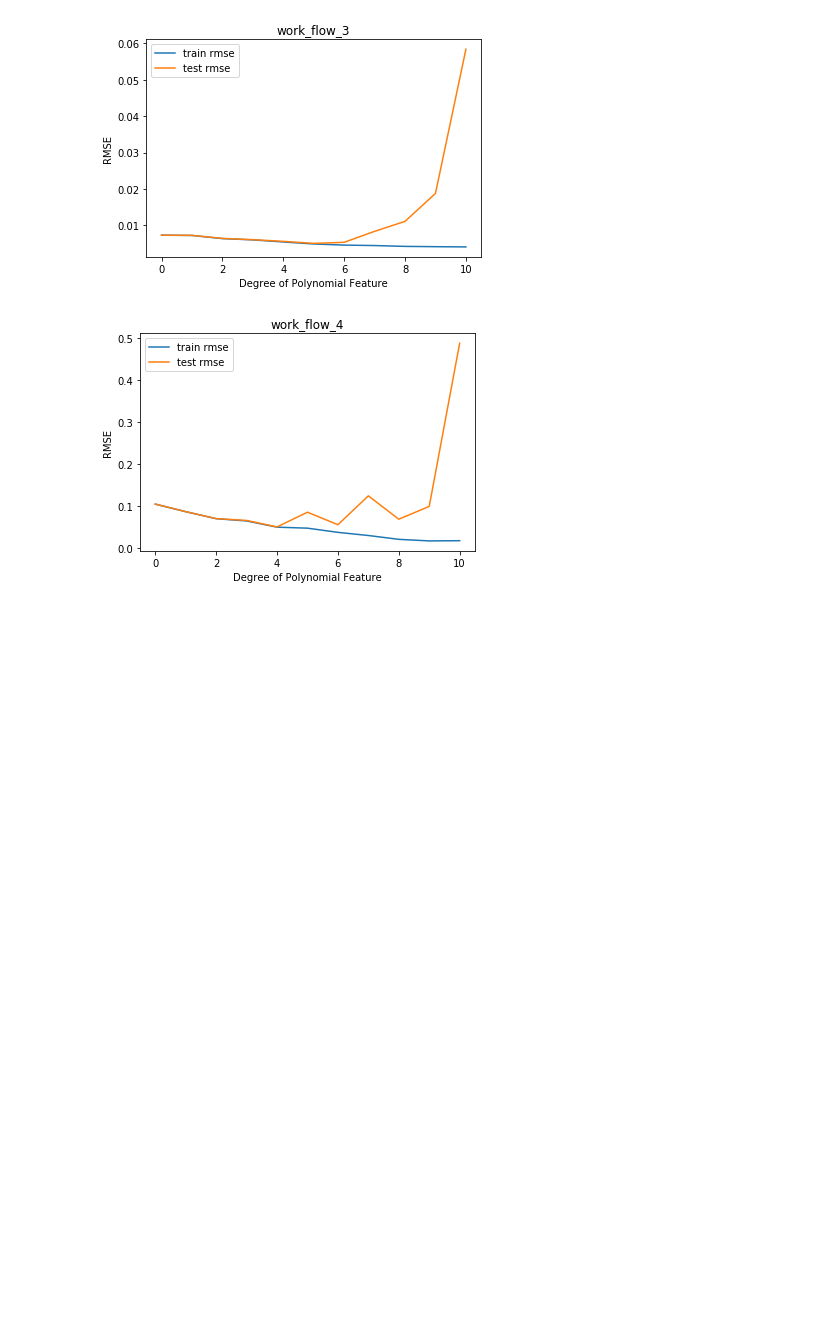
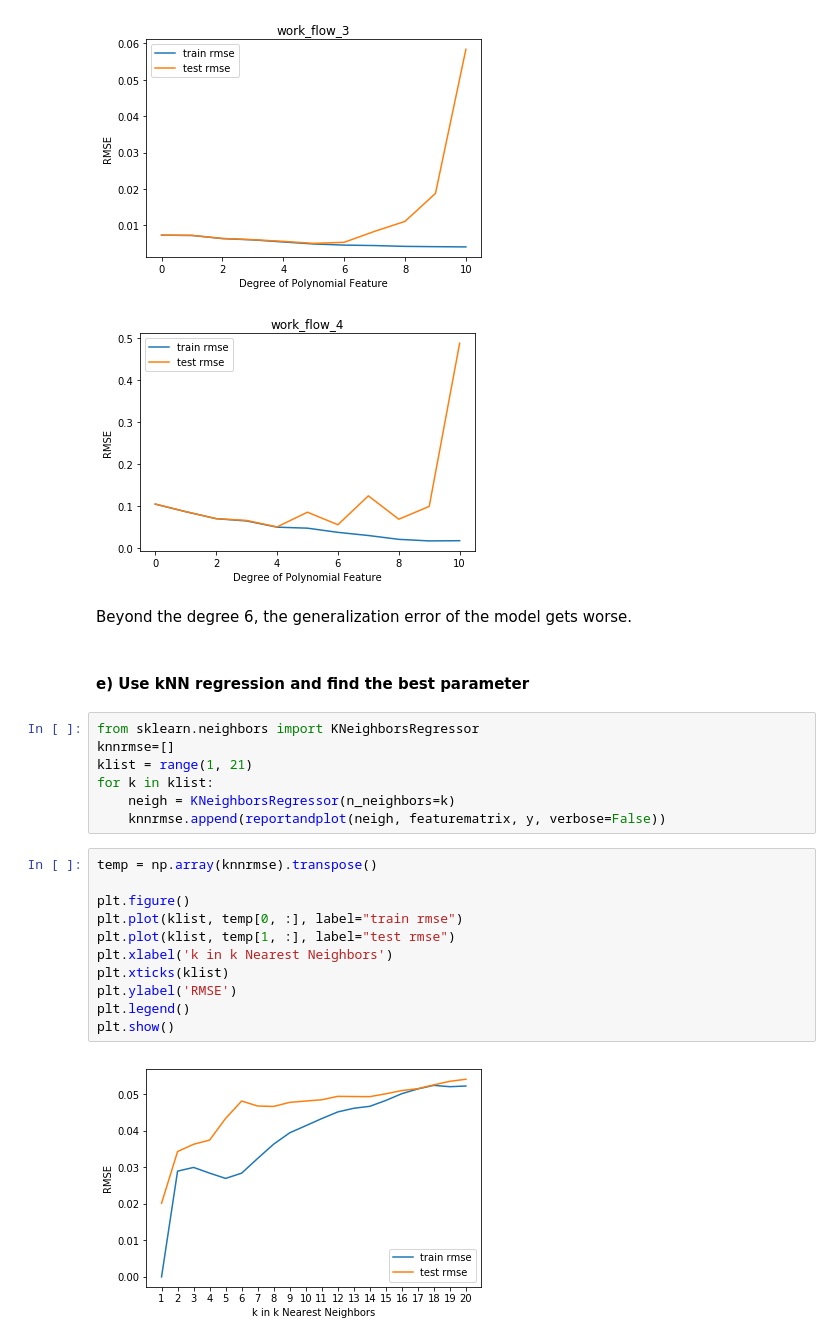
Before and after one commit to popo0293/EE219Project4, a Jupyter notebook: Project 4-Copy1.ipynb, the cells around one changed output. Saved outputs shown, nothing was run; the diff lists cells and outputs as text; blank space fills up the shorter version.

```diff
--- a/Project 4-Copy1.ipynb
+++ b/Project 4-Copy1.ipynb
@@ -752,3 +752,27 @@ for idx, item in enumerate(workflowlist):
 [figure]
 [figure]
 [figure]
+# %% [markdown]
+Beyond the degree 6, the generalization error of the model gets worse.
+# %% [markdown]
+#### e) Use kNN regression and find the best parameter
+# %%
+from sklearn.neighbors import KNeighborsRegressor
+knnrmse=[]
+klist = range(1, 21)
+for k in klist:
+    neigh = KNeighborsRegressor(n_neighbors=k)
+    knnrmse.append(reportandplot(neigh, featurematrix, y, verbose=False))
+# %%
+temp = np.array(knnrmse).transpose()
+
+plt.figure()
+plt.plot(klist, temp[0, :], label="train rmse")
+plt.plot(klist, temp[1, :], label="test rmse")
+plt.xlabel('k in k Nearest Neighbors')
+plt.xticks(klist)
+plt.ylabel('RMSE')
+plt.legend()
+plt.show()
+# %% [output]
+[figure, added]
```
Also changed, not shown: parts of 1 cell of this notebook.
